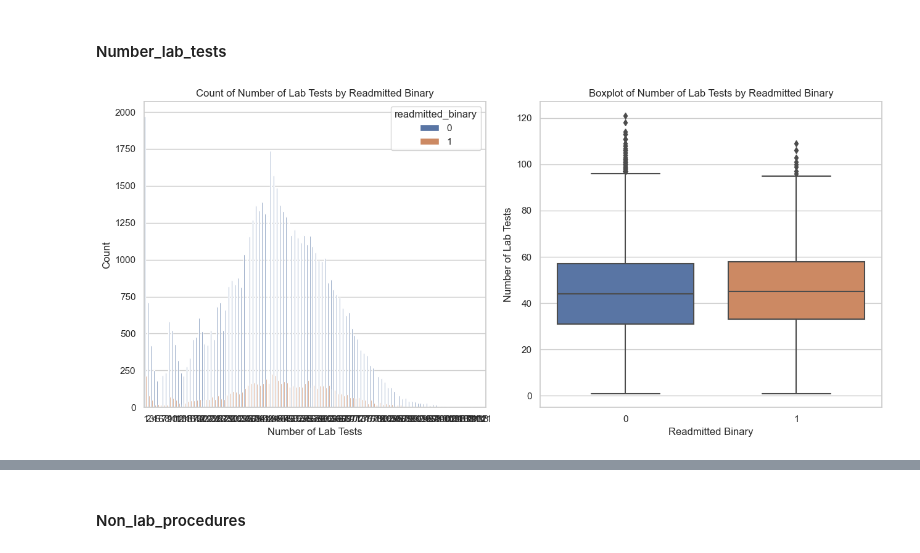
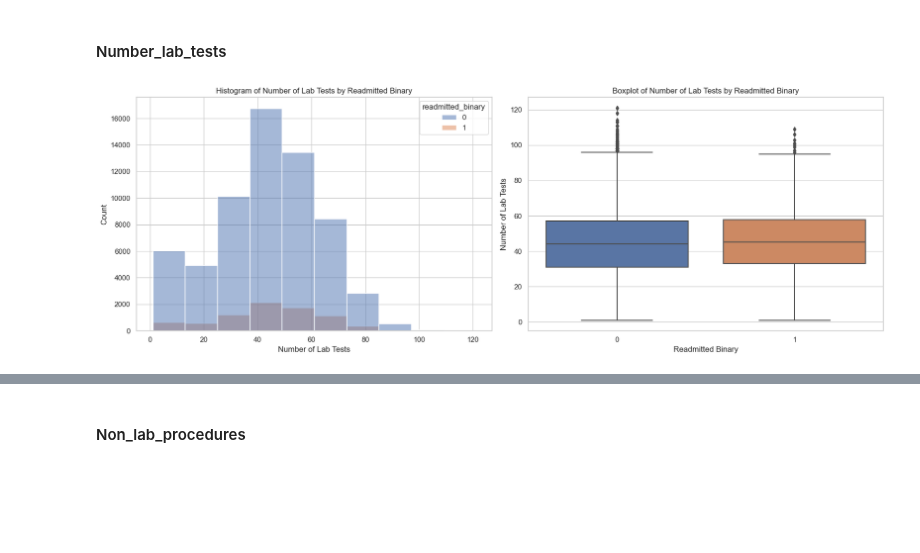
Before and after one commit to ontenkutsenko/ML_Hospital_Readmissions, a Jupyter notebook: Preprocessing and EDA with Plots.ipynb, the cells around one changed output, grey strips where cells are left out. Drawn from its saved outputs; the diff is of its cells as text; code cells hidden in the pictures; blank space fills up the shorter version.

```diff
--- a/Preprocessing and EDA with Plots.ipynb
+++ b/Preprocessing and EDA with Plots.ipynb
@@ -463,30 +478,25 @@ plt.show()
 No outliers, no missing values, no need to change anything. In general, seems like it has positive correlation with r
 # %% [markdown]
 #### Number_lab_tests
-# %%
-# Set the style
-sns.set(style="whitegrid")
-
-# Create subplots
-fig, axes = plt.subplots(nrows=1, ncols=2, figsize=(13, 6))
-
-# Countplot
-sns.countplot(x='number_lab_tests', hue='readmitted_binary', data=df_train, ax=axes[0])
-axes[0].set_title('Count of Number of Lab Tests by Readmitted Binary')
-axes[0].set_xlabel('Number of Lab Tests')
-axes[0].set_ylabel('Count')
-
-# Boxplot
-sns.boxplot(x='readmitted_binary', y='number_lab_tests', data=df_train, ax=axes[1])
-axes[1].set_title('Boxplot of Number of Lab Tests by Readmitted Binary')
-axes[1].set_xlabel('Readmitted Binary')
-axes[1].set_ylabel('Number of Lab Tests')
-
-# Adjust layout
-plt.tight_layout()
-plt.show()
-# %% [output]
-[figure, removed]
+# %%
+sns.set(style="whitegrid")
+
+fig, axes = plt.subplots(nrows=1, ncols=2, figsize=(17, 6))
+
+sns.histplot(df_train, x='number_lab_tests', hue='readmitted_binary', bins=10, ax=axes[0])
+axes[0].set_title('Histogram of Number of Lab Tests by Readmitted Binary')
+axes[0].set_xlabel('Number of Lab Tests')
+axes[0].set_ylabel('Count')
+
+sns.boxplot(x='readmitted_binary', y='number_lab_tests', data=df_train, ax=axes[1])
+axes[1].set_title('Boxplot of Number of Lab Tests by Readmitted Binary')
+axes[1].set_xlabel('Readmitted Binary')
+axes[1].set_ylabel('Number of Lab Tests')
+
+plt.tight_layout()
+plt.show()
+# %% [output]
+[figure, added]
 # %%
 #There are a lot of people that performed just one test - we will create separate variable to reflect this in case it is important
 df_train['more_than_one_lab_test'] = (df_train['number_lab_tests'] > 1).astype(int)
```
Also changed, not shown: parts of 60 cells of this notebook.
